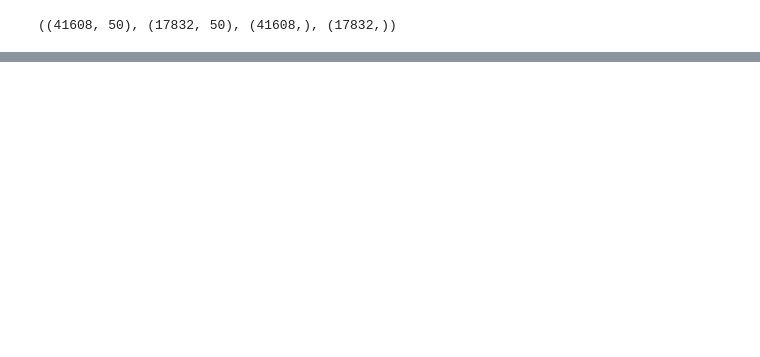
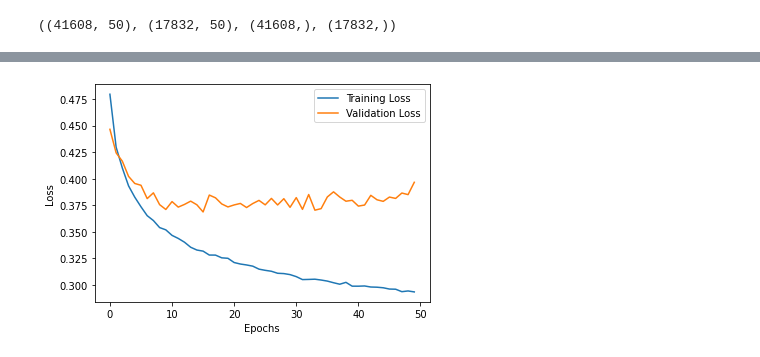
Before and after one commit to tejaspradhan/Sentiment-Analysis, a Jupyter notebook: code/Sentiment_Analysis_CNN_Model.ipynb, the cells around one changed output, grey strips where cells are left out. Cells and saved outputs as stored; diff of their text form; code cells hidden in the pictures; blank space fills up the shorter version.

```diff
--- a/code/Sentiment_Analysis_CNN_Model.ipynb
+++ b/code/Sentiment_Analysis_CNN_Model.ipynb
@@ -110,3 +129,12 @@ plt.show()
+# %%
+plt.plot(np.arange(0,50),history.history['loss'])
+plt.plot(np.arange(0,50),history.history['val_loss'])
+plt.xlabel('Epochs')
+plt.ylabel('Loss')
+plt.legend(['Training Loss','Validation Loss'])
+plt.show()
+# %% [output]
+[figure, added]
 # %%
 model.save('cnn.h5')
 # %%
```
Also changed, not shown: parts of 10 cells of this notebook.
